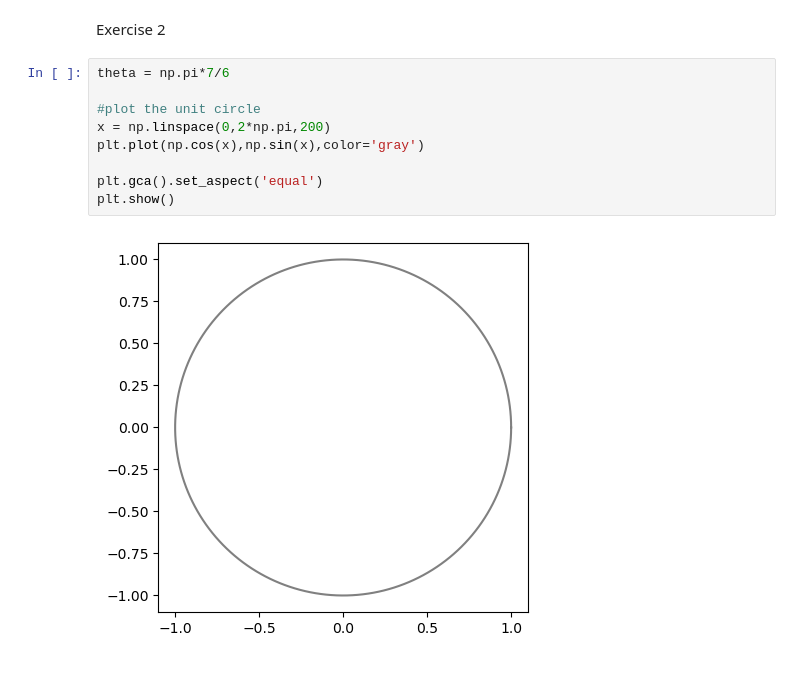
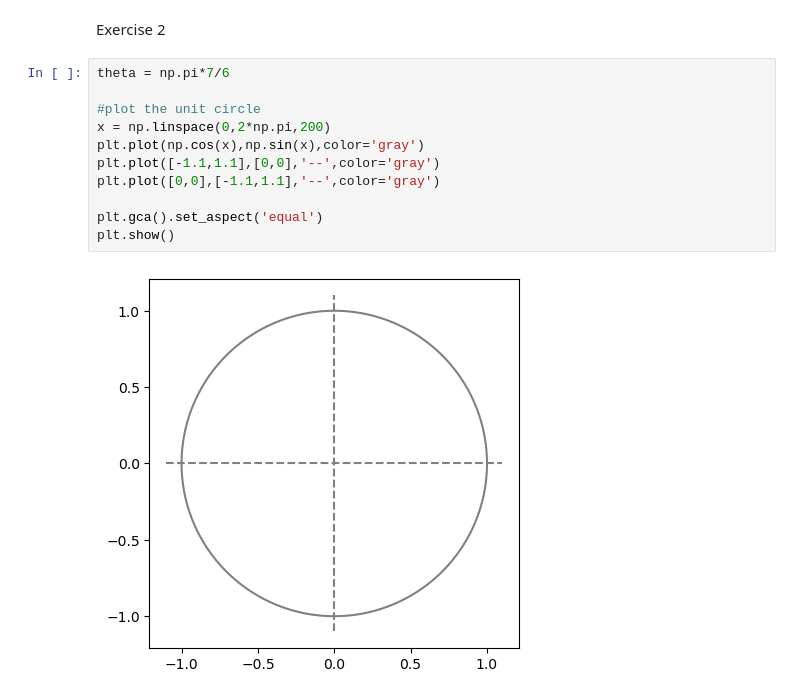
Before and after one commit to Afiq139/Python-Project, a Jupyter notebook: Python_Mathematics/Master_Math_By_Coding_In_Python/09_Trigonometry/009_Graphing_&_Resolution_Exercise.ipynb, the cells around one changed output. Saved outputs shown, nothing was run; the diff lists cells and outputs as text.

```diff
--- a/Python_Mathematics/Master_Math_By_Coding_In_Python/09_Trigonometry/009_Graphing_&_Resolution_Exercise.ipynb
+++ b/Python_Mathematics/Master_Math_By_Coding_In_Python/09_Trigonometry/009_Graphing_&_Resolution_Exercise.ipynb
@@ -21,11 +21,13 @@ Exercise 2
 # %%
 theta = np.pi*7/6
 
 #plot the unit circle
 x = np.linspace(0,2*np.pi,200)
 plt.plot(np.cos(x),np.sin(x),color='gray')
+plt.plot([-1.1,1.1],[0,0],'--',color='gray')
+plt.plot([0,0],[-1.1,1.1],'--',color='gray')
 
 plt.gca().set_aspect('equal')
 plt.show()
 # %% [output]
-[figure, old version]
+[figure, new version]
```
